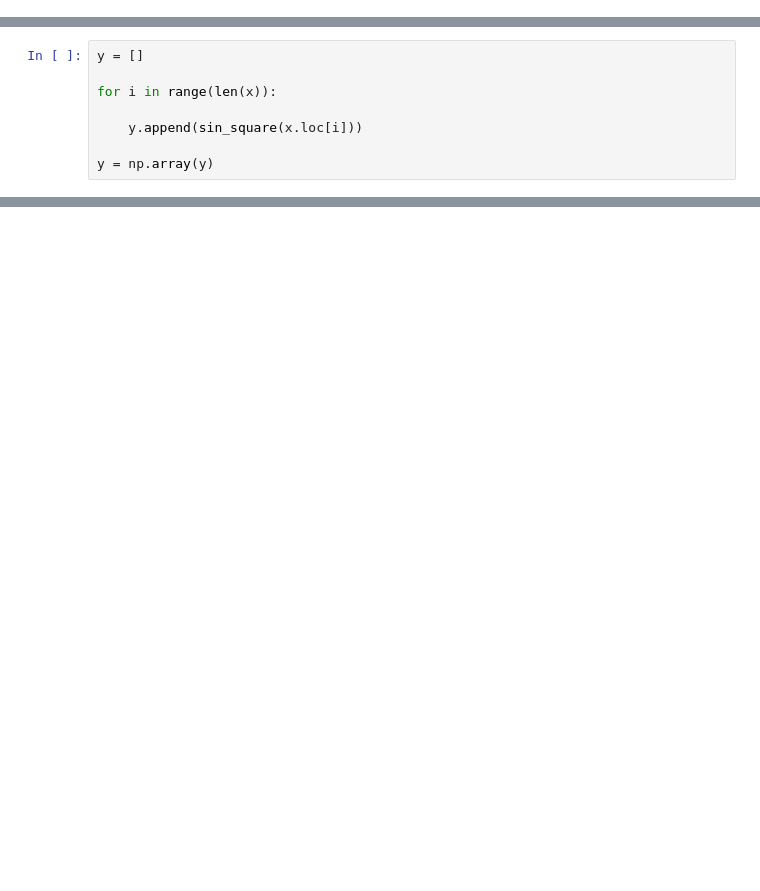
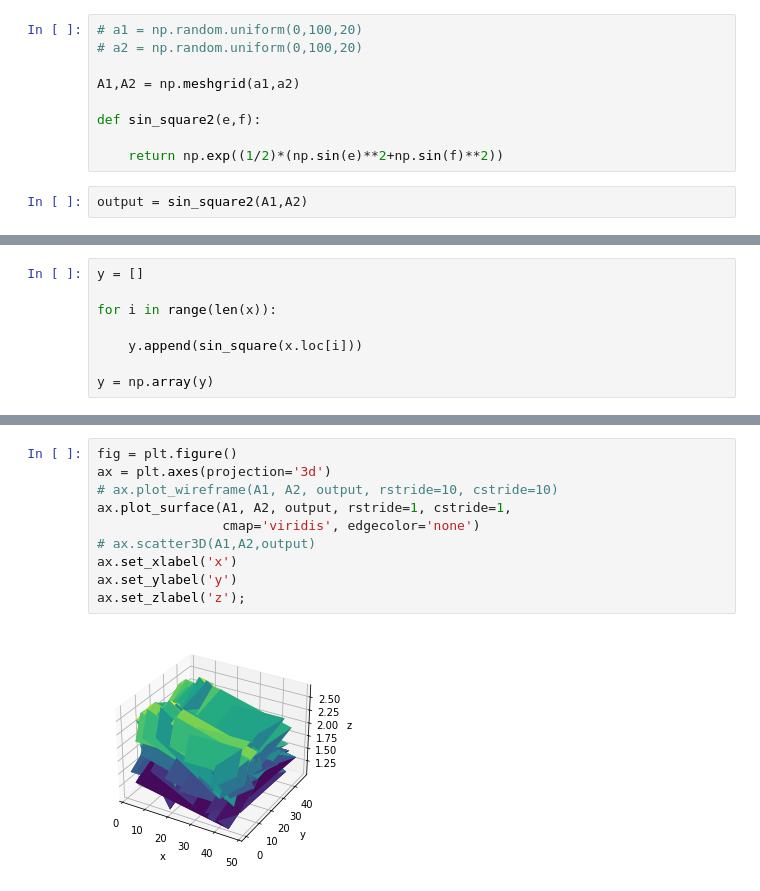
Before and after one commit to CadmusFlux/Paper2Code, a Jupyter notebook: Kolmogorov Arnold Representation (Kan)/function analysis.ipynb, the cells around one changed output, grey strips where cells are left out. Saved outputs shown, nothing was run; the diff lists cells and outputs as text; blank space fills up the shorter version.

```diff
--- a/Kolmogorov Arnold Representation (Kan)/function analysis.ipynb
+++ b/Kolmogorov Arnold Representation (Kan)/function analysis.ipynb
@@ -23,0 +29,11 @@ def sin_square(datapoint):
+# %%
+# a1 = np.random.uniform(0,100,20)
+# a2 = np.random.uniform(0,100,20)
+
+A1,A2 = np.meshgrid(a1,a2)
+
+def sin_square2(e,f):
+
+    return np.exp((1/2)*(np.sin(e)**2+np.sin(f)**2))
+# %%
+output = sin_square2(A1,A2)
@@ -52,0 +75,12 @@ plt.show()
+# %%
+fig = plt.figure()
+ax = plt.axes(projection='3d')
+# ax.plot_wireframe(A1, A2, output, rstride=10, cstride=10)
+ax.plot_surface(A1, A2, output, rstride=1, cstride=1,
+                cmap='viridis', edgecolor='none')
+# ax.scatter3D(A1,A2,output)
+ax.set_xlabel('x')
+ax.set_ylabel('y')
+ax.set_zlabel('z');
+# %% [output]
+[figure, added]
```
Also changed, not shown: parts of 6 cells of this notebook.
